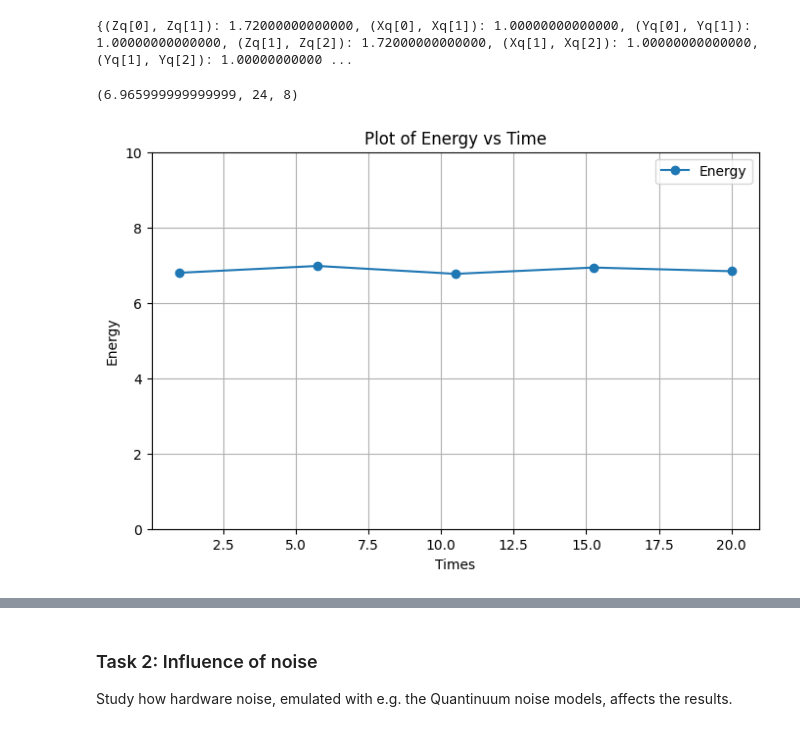
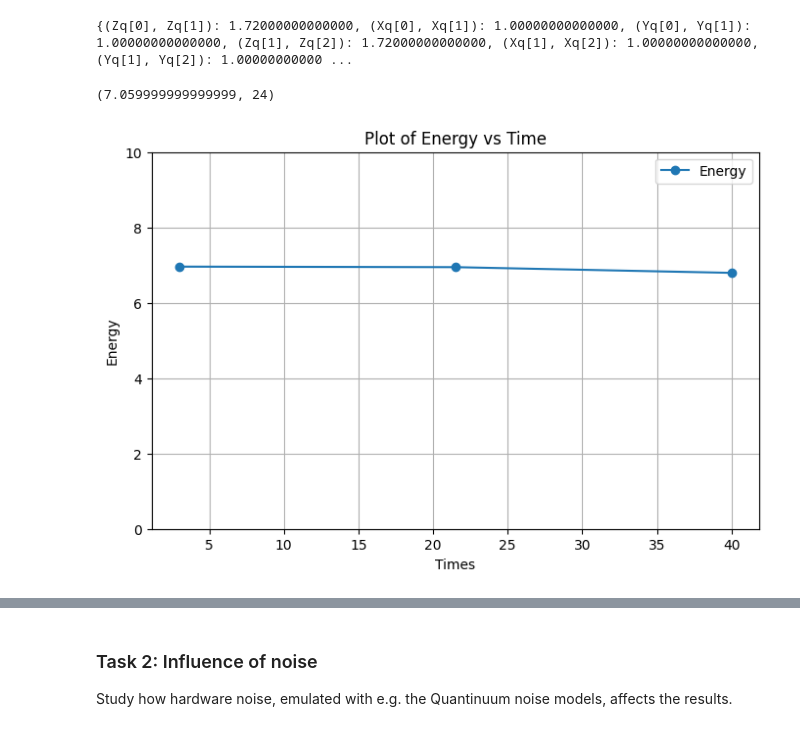
Before and after one commit to SiruLee/2025-Quantinuum, a Jupyter notebook: notebooks/hamiltonian_simulation.ipynb, the cells around one changed output, grey strips where cells are left out. Drawn from its saved outputs; the diff is of its cells as text; code cells hidden in the pictures.

```diff
--- a/notebooks/hamiltonian_simulation.ipynb
+++ b/notebooks/hamiltonian_simulation.ipynb
@@ -230,7 +291,7 @@ Hints:
 # %%
-N = 4
+N = 5
 delta = 0.1
-t = 10
+t = 2.4
 circ2 = Circuit(N)
 for k in range(N - 1):
     # Rotation XX gate
@@ -253,8 +314,8 @@ for k in range(N - 1):
     circ2.CX(k, k+1)
     circ2.H(k)
     circ2.H(k+1)
-    circ2.S(k)
-    circ2.S(k+1)
+    circ2.Sdg(k)
+    circ2.Sdg(k+1)
 
     # Rotation ZZ gate
     circ2.CX(k, k+1)
@@ -262,5 +323,8 @@ for k in range(N - 1):
     circ2.CX(k, k+1)
 
 draw(circ2)
+result = sv_backend.run_circuit(circ2)
+state_rough = result.get_state()
+print(state_rough)
 # %% [output]
 [interactive output not drawn]
@@ -361,7 +512,7 @@ t = 1
 n_trotter_steps = list(range(1, 202, 20))
 # %%
 from pytket.extensions.qiskit import AerStateBackend
-N = 2
+N = 8
 J = 1.2
 g = 1
 # %%
@@ -383,23 +534,3 @@ def get_trotter_state_ising(N, p, J, g):
     result = sv_backend.run_circuit(circ3)
     trotter_state = result.get_state()
     return trotter_state
-# %%
-p = 100
-circ3 = Circuit(N)
-for j in range(p):
-    # Each step
-    for k in range(N-1):
-        circ3.CX(k, k+1)
-        circ3.Rz(2*(-J) * t / p, k+1)
-        circ3.CX(k, k+1)
-    for k in range(N):
-        circ3.Rx(g * t / p, k)
-draw(circ3)
-
-sv_backend = AerStateBackend()
-
-
-result = sv_backend.run_circuit(circ3)
-trotter_state = result.get_state()
-
-print(trotter_state)
@@ -566,9 +717,9 @@ Hints:
 # %%
 from pytket.passes import DecomposeBoxes
 # %%
-t_max = 20
+t_max = 40
 n_shots = 100
-times = np.linspace(1, t_max, 5)
+times = np.linspace(3, t_max, 3)
 trotter_step_size = 3
 
 xxz_ham = get_xxz_chain_hamiltonian(n_qubits=n_qubits, Delta_ZZ=Delta_ZZ)
@@ -624,24 +771,24 @@ def time_evolution(aer_sim, t, N, operator):
 # %%
-energy = time_evolution(aer_sim, 1, n_qubits)
+energy = time_evolution(aer_sim, 3, n_qubits, xxz_ham)
 print(energy)
 # %% [output]
-(6.965999999999999, 24, 8)
+(7.059999999999999, 24)
 # %%
 import matplotlib.pyplot as plt
-energy, two_q_gates, two_q_gates2 = zip(*[time_evolution(aer_sim, t, n_qubits, xxz_ham) for t in times])
+energy, gate2_count1 = zip(*[time_evolution(aer_sim, t, n_qubits, xxz_ham) for t in times])
 
 # Plot
 plt.figure(figsize=(8, 5))
 plt.plot(times, energy, marker='o', linestyle='-', label='Energy')
 plt.xlabel('Times')
 plt.ylabel('Energy')
 plt.title('Plot of Energy vs Time')
 plt.legend()
 plt.grid(True)
 plt.ylim(0, 10)
 plt.show()
 # %% [output]
-[figure, old version]
+[figure, new version]
 # %%
 # Plot
 plt.figure(figsize=(8, 5))
```
Also changed, not shown: parts of 41 cells of this notebook.
